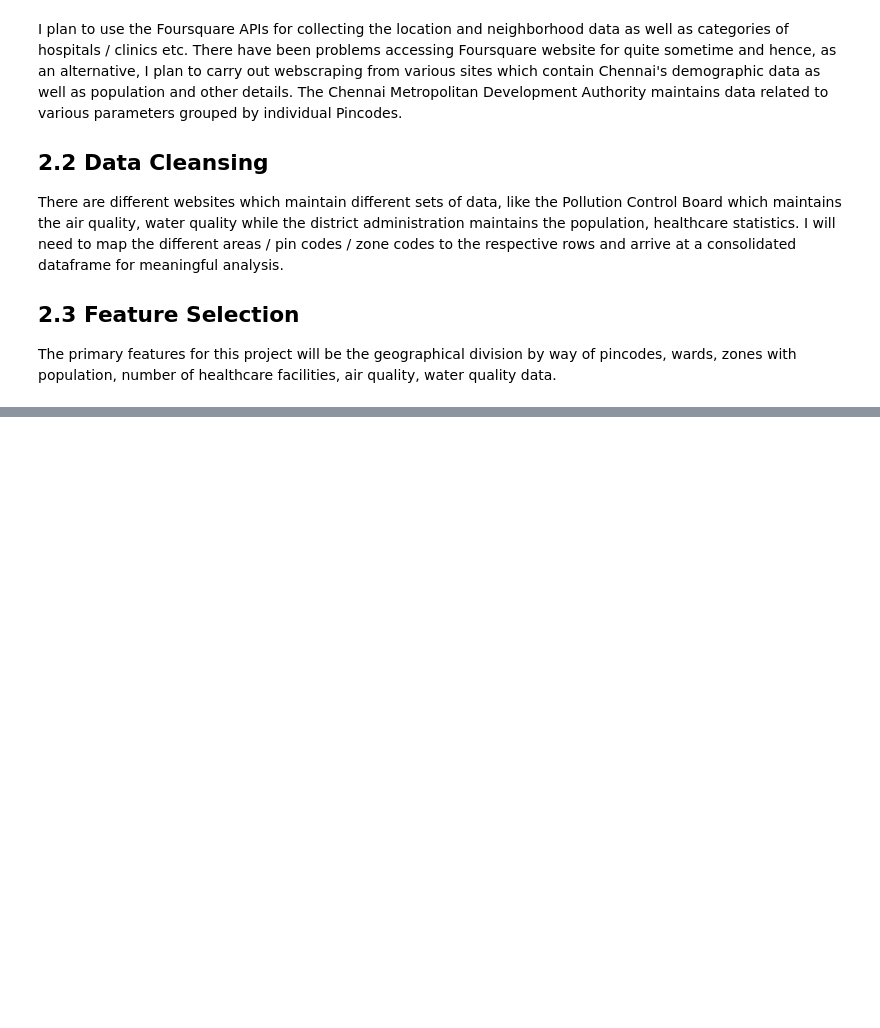
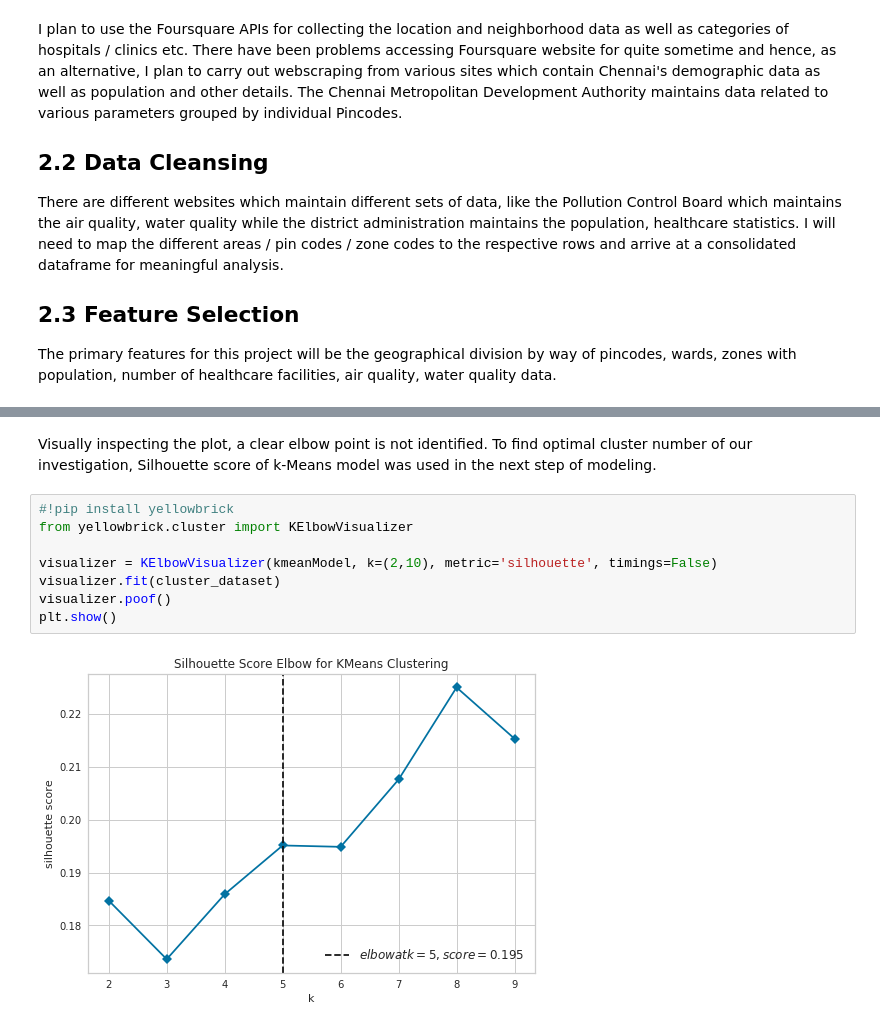
Before and after one commit to tsn12345-git/-Coursera_Capstone, a Jupyter notebook: Capstone Final Project.ipynb, the cells around one changed output, grey strips where cells are left out. Cells and saved outputs as stored; diff of their text form; blank space fills up the shorter version.

```diff
--- a/Capstone Final Project.ipynb
+++ b/Capstone Final Project.ipynb
@@ -32,0 +157,14 @@ The primary features for this project will be the geographical division by way o
+# %% [markdown]
+Visually inspecting the plot, a clear elbow point is not identified. To find
+optimal cluster number of our investigation, Silhouette score of k-Means model was used in the next
+step of modeling.
+# %%
+#!pip install yellowbrick
+from yellowbrick.cluster import KElbowVisualizer
+
+visualizer = KElbowVisualizer(kmeanModel, k=(2,10), metric='silhouette', timings=False)
+visualizer.fit(cluster_dataset)
+visualizer.poof()
+plt.show()
+# %% [output]
+[figure, added]
```
Also changed, not shown: parts of 10 cells of this notebook.
